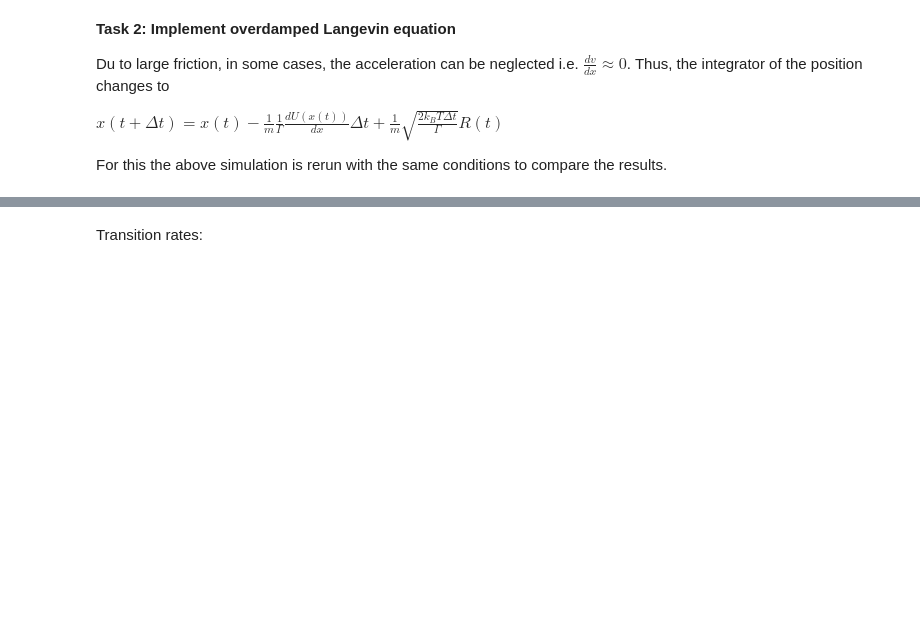
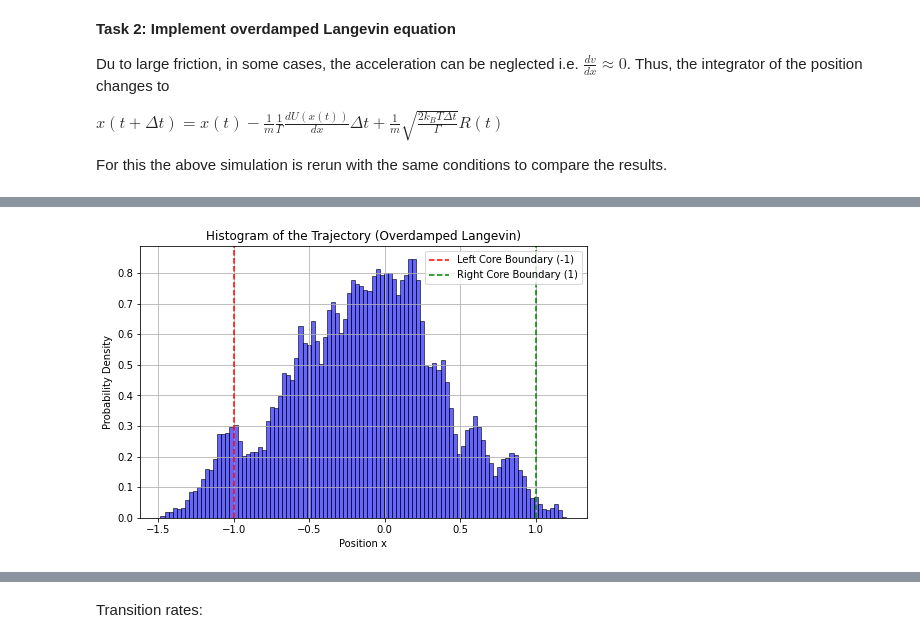
Before and after one commit to fsonak/VL_CCS, a Jupyter notebook: final_project_project_5.ipynb, the cells around one changed output, grey strips where cells are left out. Cells and saved outputs as stored; diff of their text form; code cells hidden in the pictures; blank space fills up the shorter version.

```diff
--- a/final_project_project_5.ipynb
+++ b/final_project_project_5.ipynb
@@ -377,7 +382,11 @@ def overdamped_langevin_integrator(steps, dt, x0, mass, gamma, k_B_x_T, verbose=
         x = positions[i]
 
         # Compute the force term: - dU/dx
-        force = -dU_dx(x, k_B_x_T)
+        force = -dU_dx(x, k_B_x_T, prevent_overflow=True)
+
+        const_1 = dt / (mass * gamma)
+
+        const_2 = np.sqrt((2 * k_B_x_T * dt) / (gamma))/ mass
 
         # Update position using the overdamped Langevin equation
         x_next = x + (-const_1 * force + const_2 * R)
@@ -385,14 +394,14 @@ def overdamped_langevin_integrator(steps, dt, x0, mass, gamma, k_B_x_T, verbose=
         # Prevent numerical issues (clamping x to avoid divergence)
         # I had this issue earlier, so values are clipped to the range from the
         # visualisation of the potential from earlier
-        x_next = np.clip(x_next, -5, 5)  # Adjust limits if needed
+        # x_next = np.clip(x_next, -5, 5)  # Adjust limits if needed
 
         # Store updated position
         positions[i + 1] = x_next
 
-        # Debugging: Check if x is growing too fast
+        # Debugging: Check if x, force, or noise is growing too fast
         if i % (steps // 10) == 0:  # Print 10 times throughout simulation
-            print(f"Step {i}: x = {x_next:.5f}, force = {force:.5f}, noise = {R:.5f}")
+            print(f"Step {i}: x = {x_next:.5f}, force = {-dU_dx(x, k_B_x_T):.2f} noise = {R:.5f}")
 
     # End timer
     end_time = time.time()
@@ -417,0 +417,72 @@ Time elapsed: 3.81 seconds
+# %%
+'''
+to make it stable multiple things are implemented:
+1. step size dt is decrease
+2. gamma is increased
+3. dUdx is clipped to prevent excessive acceleration
+'''
+
+
+# Compute the derivative of U(x) (force) with overflow prevention
+def dU_dx(x, k_B_x_T):
+    dudx = k_B_x_T * x * (0.28 * x ** 2 + 0.084 * x - 1.8144)
+    return np.clip(dudx, -5000, 5000)  # Limit force to prevent instability
+
+
+def overdamped_langevin_integrator(steps, dt, x0, mass, gamma, k_B_x_T, verbose=False):
+    # no velocity
+
+    start_time = time.time()
+
+    positions = np.zeros(steps)
+    positions[0] = x0
+
+    const_1 = dt / (mass * gamma)
+    const_2 = np.sqrt((2 * k_B_x_T * dt) / ( mass * gamma))
+
+    for i in range(steps - 1):
+        R = np.random.normal(0, 1)
+        x = positions[i]
+        force = -dU_dx(x, k_B_x_T)
+
+        x_next = x + (-const_1 * force + const_2 * R)
+
+        # Clip to prevent divergence
+        x_next = np.clip(x_next, -5, 5)
+
+        positions[i + 1] = x_next
+
+        if verbose and i % (steps // 10) == 0:
+            print(f"Step {i}: x = {x_next:.5f}, force = {force:.2f}, noise = {R:.5f}")
+
+    print(f"Time elapsed: {time.time() - start_time:.2f} seconds")
+    return positions
+
+
+# Run Simulations with Fixed Parameters
+
+gamma = 300  # Increased damping
+k_B_x_T = 38  # Boltzmann constant times temperature
+dt = 0.00005  # Smaller step size for stability
+steps = 1000000  # Reduced number of steps for speed
+mass = 1  # Particle mass
+x0 = 0  # Initial position
+
+# Run Overdamped Langevin Simulation
+positions_overdamped = overdamped_langevin_integrator(steps, dt, x0, mass, gamma, k_B_x_T, verbose=True)
+
+#Histogram of the Trajectory
+plt.figure(figsize=(8, 5))
+plt.hist(positions_overdamped, bins=100, density=True, color="blue", alpha=0.6, edgecolor="black")
+
+# Mark core state boundaries
+plt.axvline(-1, color="red", linestyle="--", label="Left Core Boundary (-1)")
+plt.axvline(1, color="green", linestyle="--", label="Right Core Boundary (1)")
+
+plt.xlabel("Position x")
+plt.ylabel("Probability Density")
+plt.title("Histogram of the Trajectory (Overdamped Langevin)")
+plt.legend()
+plt.grid(True)
+plt.show()
+# %% [output]
@@ -417,0 +500 @@ Time elapsed: 3.81 seconds
+[figure, added]
```
Also changed, not shown: parts of 25 cells of this notebook.
